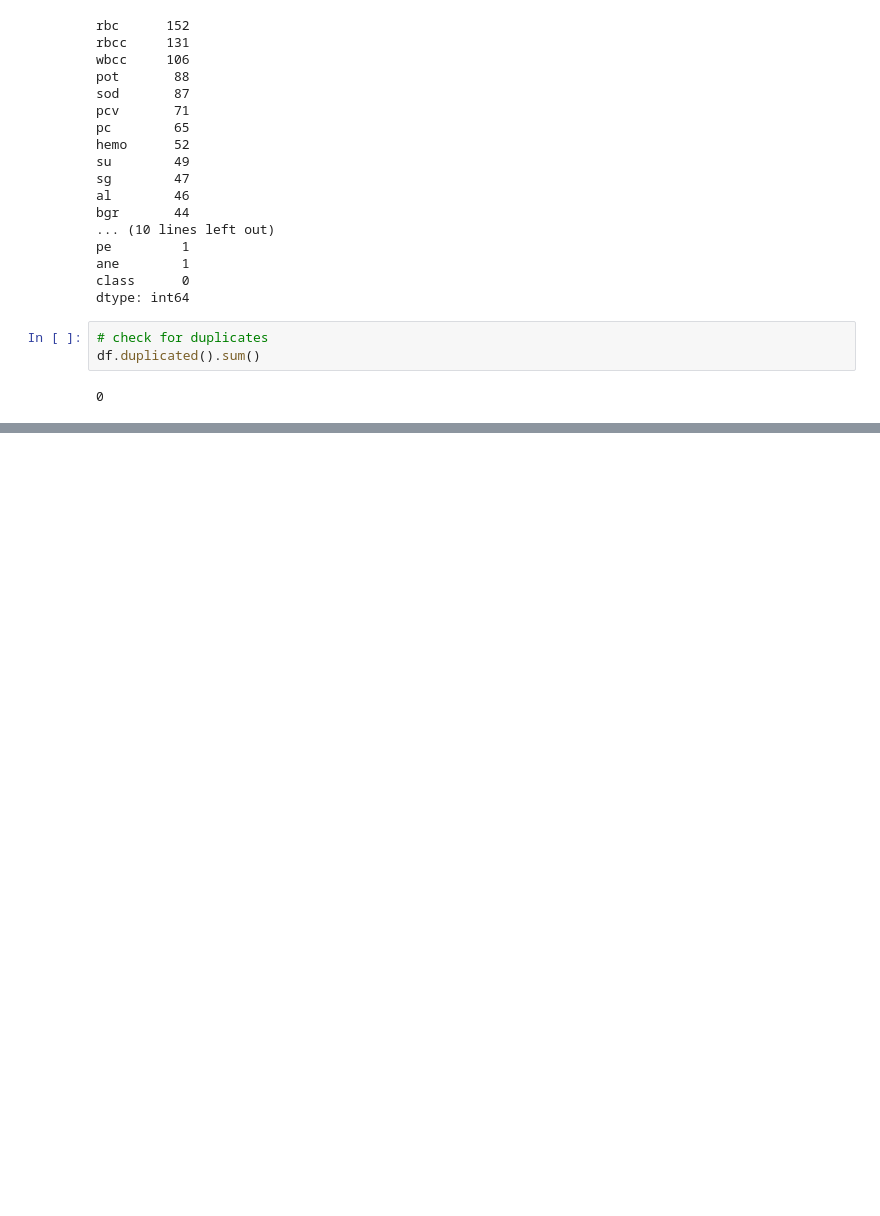
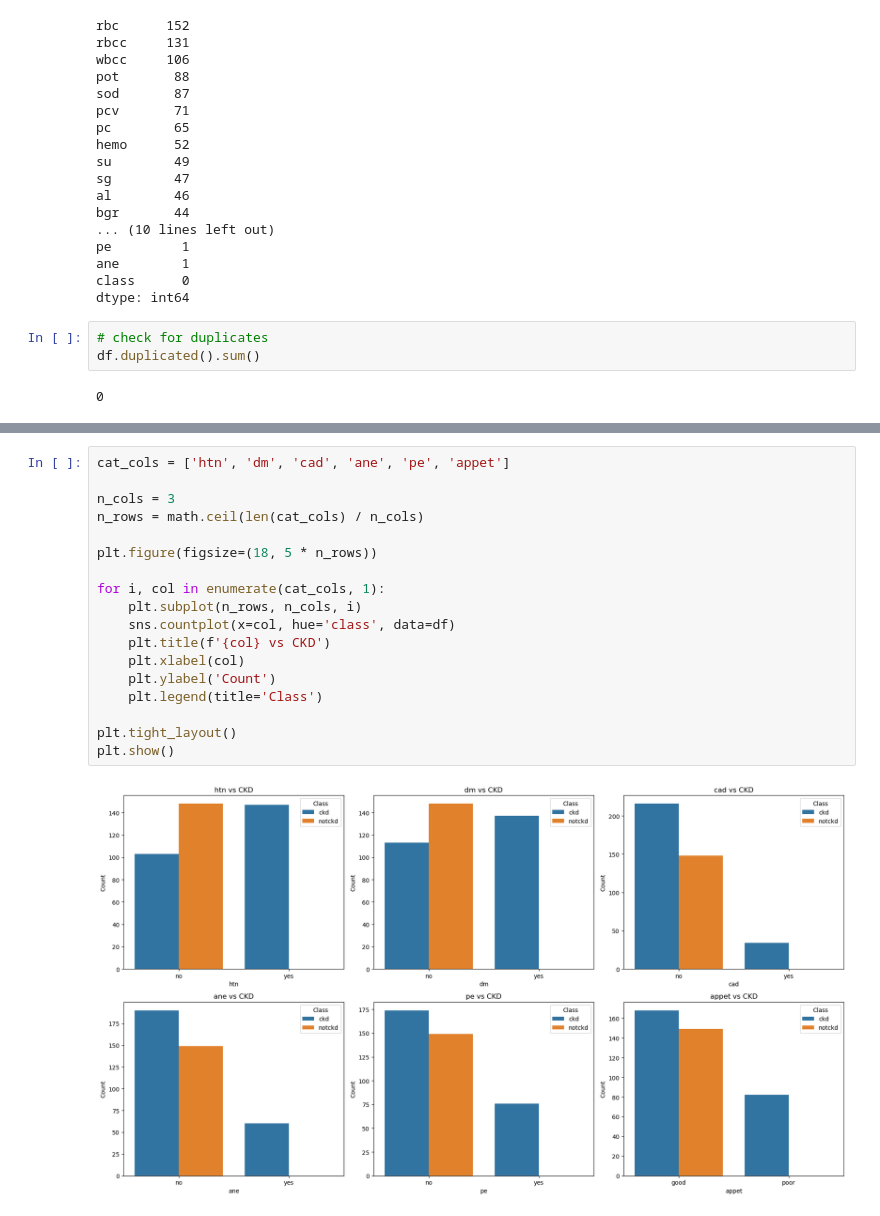
Before and after one commit to naiksampan/Predictive-Analytics-for-CKD-Detection, a Jupyter notebook: CKD_analysis.ipynb, the cells around one changed output, grey strips where cells are left out. Cells and saved outputs as stored; diff of their text form; blank space fills up the shorter version.

```diff
--- a/CKD_analysis.ipynb
+++ b/CKD_analysis.ipynb
@@ -188,0 +245,20 @@ Name: count, dtype: int64
+# %%
+cat_cols = ['htn', 'dm', 'cad', 'ane', 'pe', 'appet']
+
+n_cols = 3
+n_rows = math.ceil(len(cat_cols) / n_cols)
+
+plt.figure(figsize=(18, 5 * n_rows))
+
+for i, col in enumerate(cat_cols, 1):
+    plt.subplot(n_rows, n_cols, i)
+    sns.countplot(x=col, hue='class', data=df)
+    plt.title(f'{col} vs CKD')
+    plt.xlabel(col)
+    plt.ylabel('Count')
+    plt.legend(title='Class')
+
+plt.tight_layout()
+plt.show()
+# %% [output]
+[figure, added]
```
Also changed, not shown: parts of 12 cells of this notebook.
